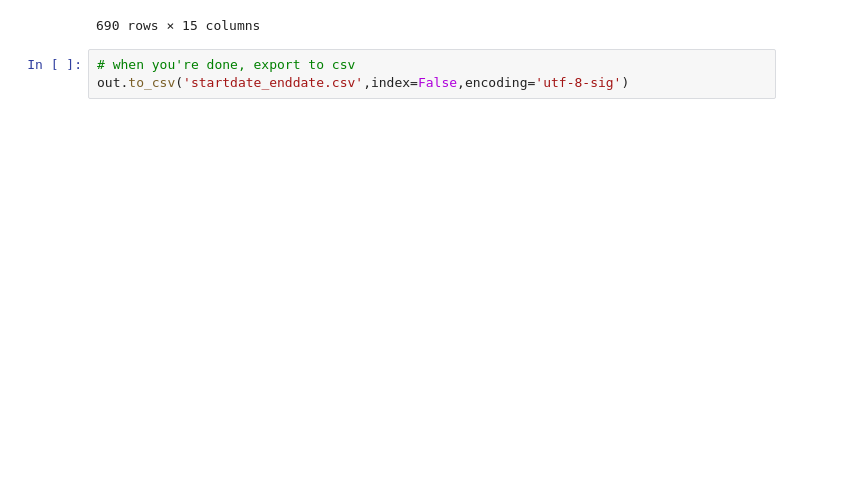
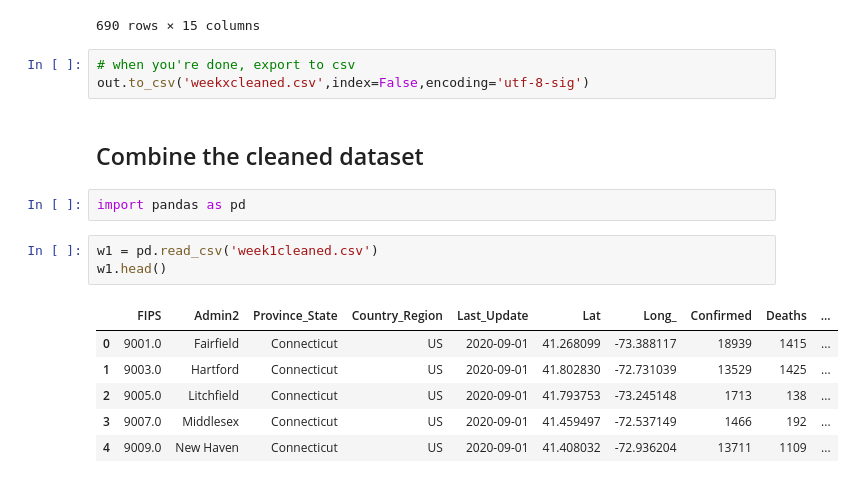
Before and after one commit to xinyi0351/Fall2020-Project2-group10, a Jupyter notebook: output/[project2] combine datasets.ipynb, the cells around one changed output. Saved outputs shown, nothing was run; the diff lists cells and outputs as text; blank space fills up the shorter version.

Commit message:
combining datasets

```diff
--- a/output/[project2] combine datasets.ipynb
+++ b/output/[project2] combine datasets.ipynb
@@ -80,4 +80,18 @@ out
 690 rows × 15 columns
 # %%
 # when you're done, export to csv
-out.to_csv('startdate_enddate.csv',index=False,encoding='utf-8-sig')
+out.to_csv('weekxcleaned.csv',index=False,encoding='utf-8-sig')
+# %% [markdown]
+## Combine the cleaned dataset
+# %%
+import pandas as pd
+# %%
+w1 = pd.read_csv('week1cleaned.csv')
+w1.head()
+# %% [output]
+|  | FIPS | Admin2 | Province_State | Country_Region | Last_Update | Lat | Long_ | Confirmed | Deaths | ... |
+| 0 | 9001.0 | Fairfield | Connecticut | US | 2020-09-01 | 41.268099 | -73.388117 | 18939 | 1415 | ... |
+| 1 | 9003.0 | Hartford | Connecticut | US | 2020-09-01 | 41.802830 | -72.731039 | 13529 | 1425 | ... |
+| 2 | 9005.0 | Litchfield | Connecticut | US | 2020-09-01 | 41.793753 | -73.245148 | 1713 | 138 | ... |
+| 3 | 9007.0 | Middlesex | Connecticut | US | 2020-09-01 | 41.459497 | -72.537149 | 1466 | 192 | ... |
+| 4 | 9009.0 | New Haven | Connecticut | US | 2020-09-01 | 41.408032 | -72.936204 | 13711 | 1109 | ... |
```
Also changed, not shown: parts of 9 cells of this notebook, 8 other files.
